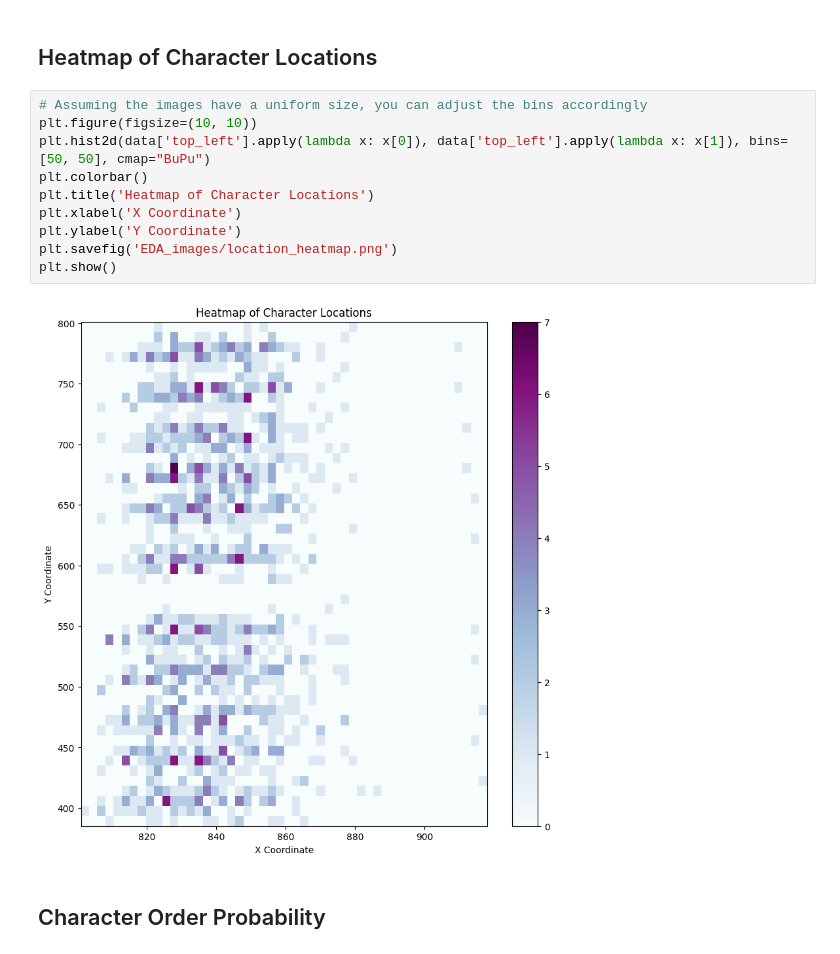
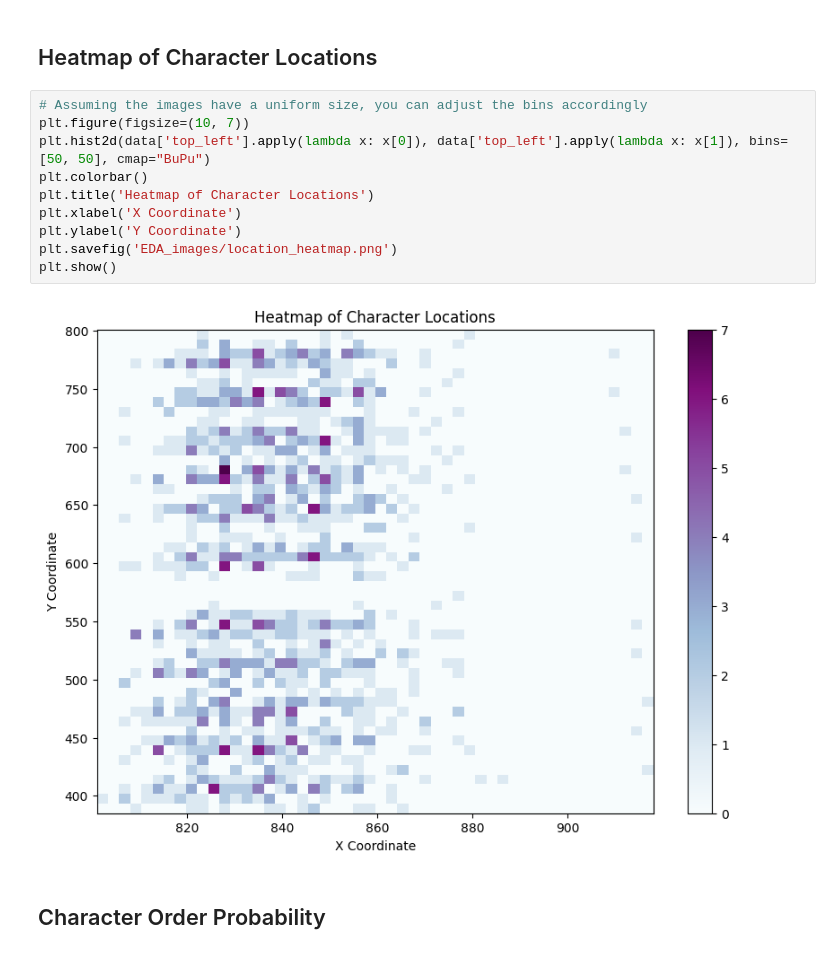
Before and after one commit to j0shcd/DSFB_project, a Jupyter notebook: awen-statistics.ipynb, the cells around one changed output. Saved outputs shown, nothing was run; the diff lists cells and outputs as text.

```diff
--- a/awen-statistics.ipynb
+++ b/awen-statistics.ipynb
@@ -78,16 +78,16 @@ plt.show()
 ## Heatmap of Character Locations
 # %%
 # Assuming the images have a uniform size, you can adjust the bins accordingly
-plt.figure(figsize=(10, 10))
+plt.figure(figsize=(10, 7))
 plt.hist2d(data['top_left'].apply(lambda x: x[0]), data['top_left'].apply(lambda x: x[1]), bins=[50, 50], cmap="BuPu")
 plt.colorbar()
 plt.title('Heatmap of Character Locations')
 plt.xlabel('X Coordinate')
 plt.ylabel('Y Coordinate')
 plt.savefig('EDA_images/location_heatmap.png')
 plt.show()
 # %% [output]
-[figure, old version]
+[figure, new version]
 # %% [markdown]
 ## Character Order Probability
 # %%
```
Also changed, not shown: parts of 7 cells of this notebook, 6 other files.
